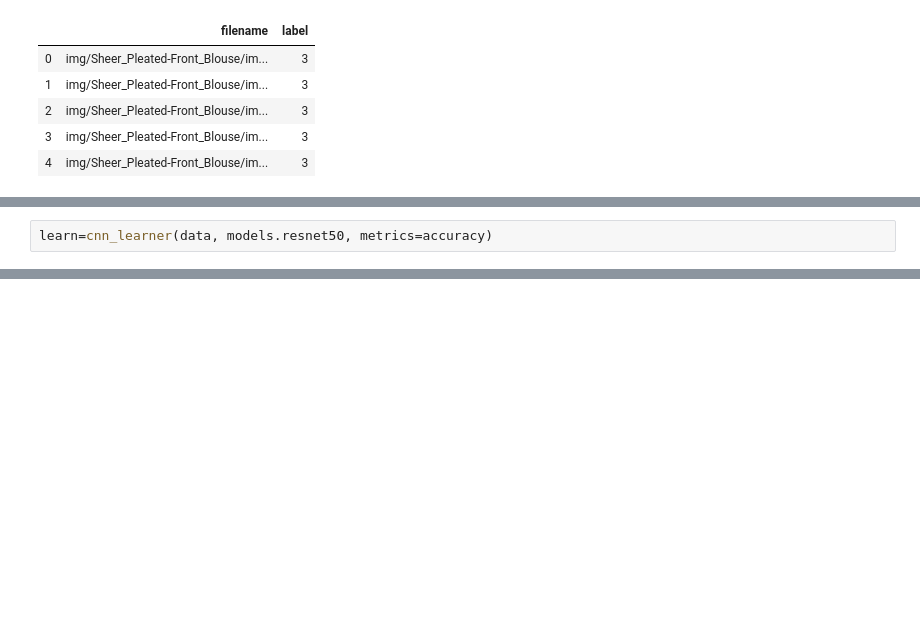
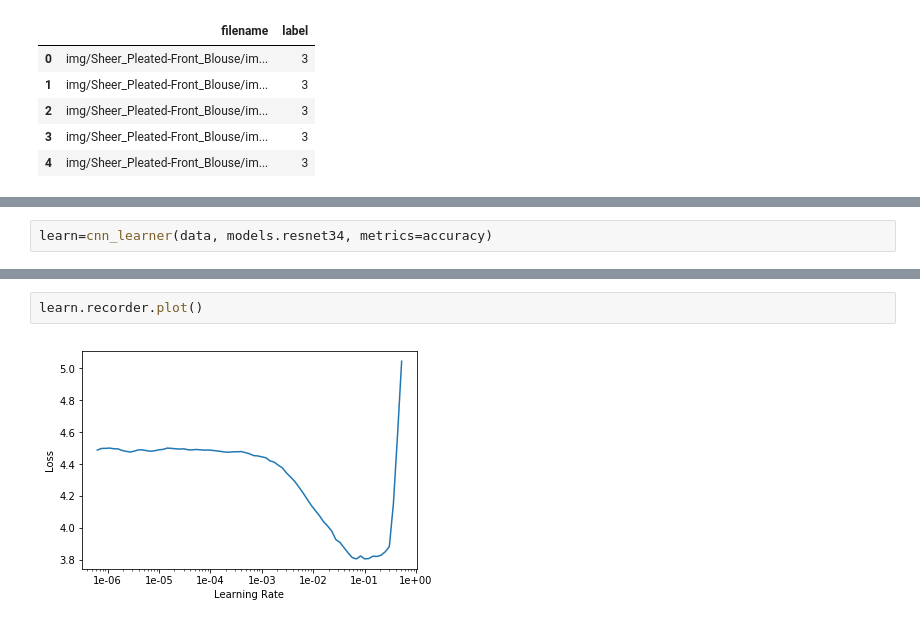
Before and after one commit to thaotrongtran/GRINN, a Jupyter notebook: DeepFashion_on_ImageNet.ipynb, the cells around one changed output, grey strips where cells are left out. Drawn from its saved outputs; the diff is of its cells as text; blank space fills up the shorter version.

```diff
--- a/DeepFashion_on_ImageNet.ipynb
+++ b/DeepFashion_on_ImageNet.ipynb
@@ -65,2 +61,2 @@ data.show_batch(figsize=(10,10))
 # %%
-learn=cnn_learner(data, models.resnet50, metrics=accuracy)
+learn=cnn_learner(data, models.resnet34, metrics=accuracy)
@@ -67 +72,5 @@ learn=cnn_learner(data, models.resnet50, metrics=accuracy)
+# %%
+learn.recorder.plot()
+# %% [output]
+[figure, added]
 # %%
```
Also changed, not shown: parts of 13 cells of this notebook.
